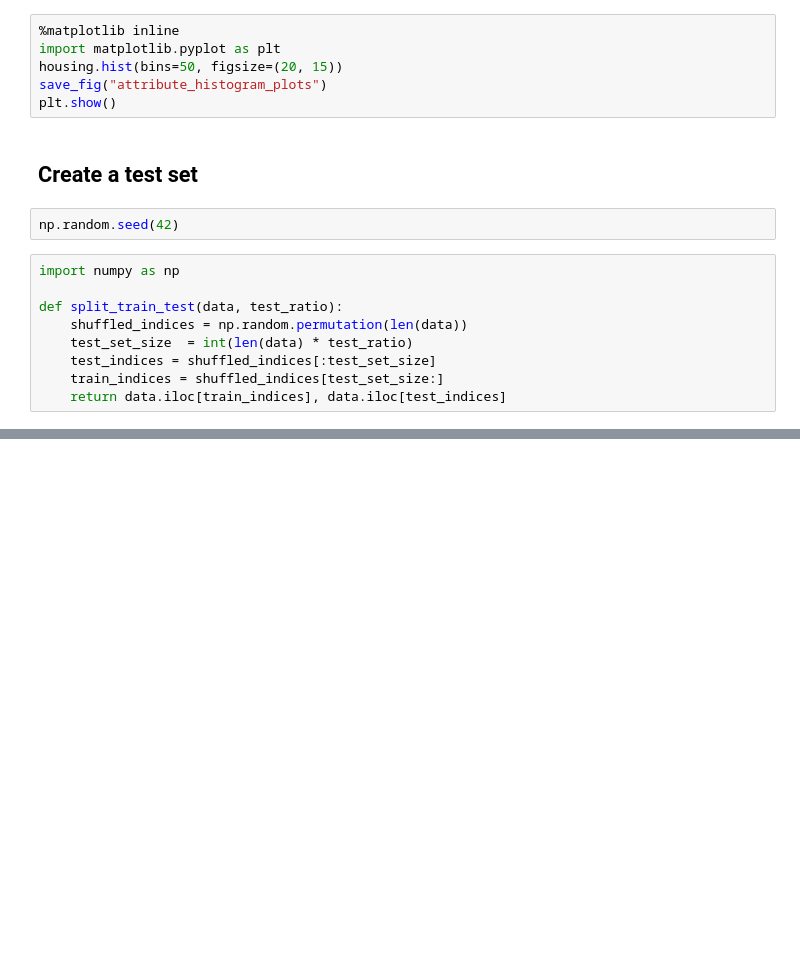
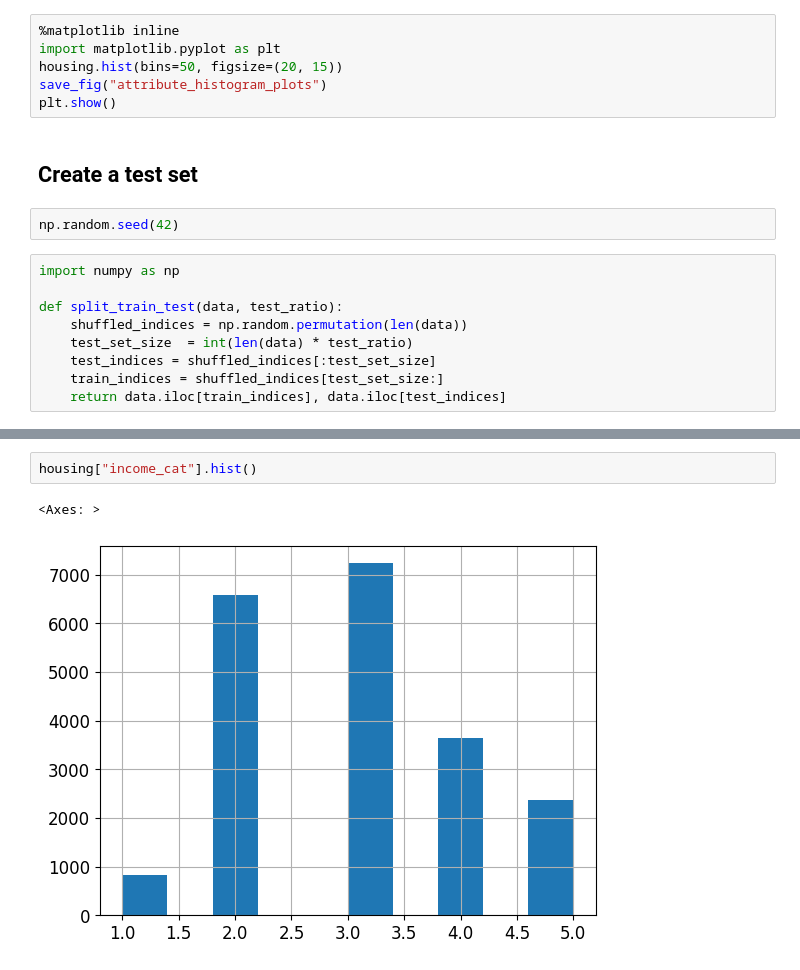
Before and after one commit to DmitryyIT/MachineLearining, a Jupyter notebook: california_housing_ml.ipynb, the cells around one changed output, grey strips where cells are left out. Drawn from its saved outputs; the diff is of its cells as text; blank space fills up the shorter version.

```diff
--- a/california_housing_ml.ipynb
+++ b/california_housing_ml.ipynb
@@ -104,0 +233,5 @@ def split_train_test_by_id(data, test_ratio, id_column):
+# %%
+housing["income_cat"].hist()
+# %% [output]
+<Axes: >
+[figure, added]
```
Also changed, not shown: parts of 29 cells of this notebook.
